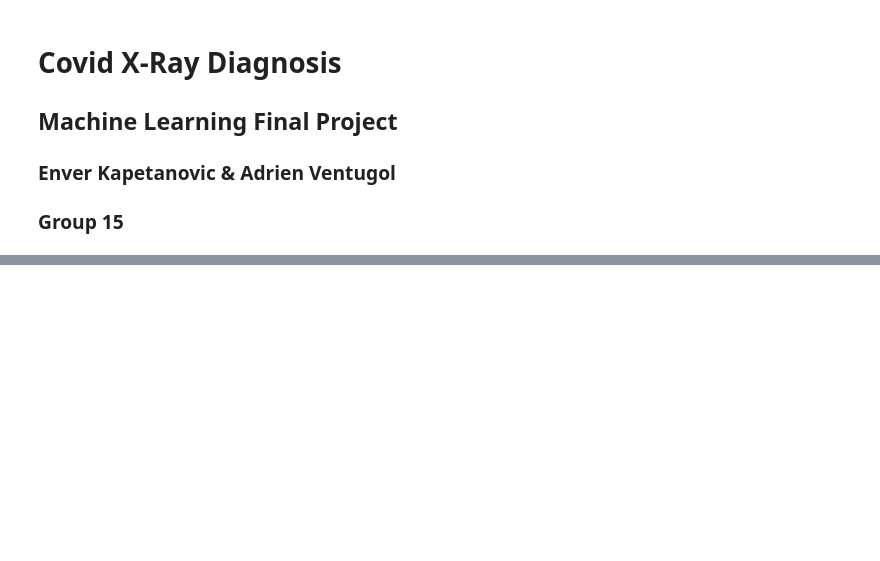
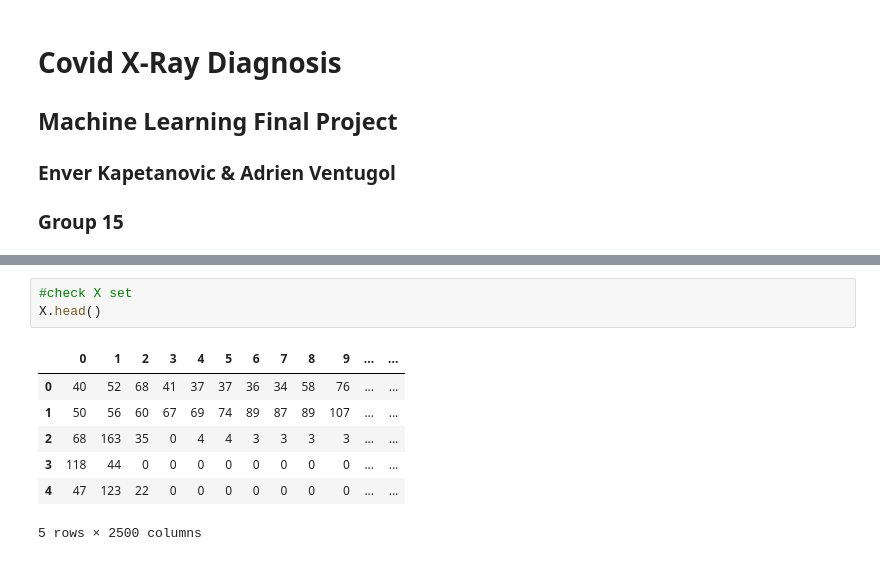
Before and after one commit to kapetanenver/MachineLearningProject, a Jupyter notebook: MLProjectAdrien.ipynb, the cells around one changed output, grey strips where cells are left out. Cells and saved outputs as stored; diff of their text form; blank space fills up the shorter version.

```diff
--- a/MLProjectAdrien.ipynb
+++ b/MLProjectAdrien.ipynb
@@ -86,0 +48,11 @@ X  = PCA(n_components = 3500, svd_solver='full').fit_transform(X)
+# %%
+#check X set
+X.head()
+# %% [output]
+|  | 0 | 1 | 2 | 3 | 4 | 5 | 6 | 7 | 8 | 9 | ... | ... |
+| 0 | 40 | 52 | 68 | 41 | 37 | 37 | 36 | 34 | 58 | 76 | ... | ... |
+| 1 | 50 | 56 | 60 | 67 | 69 | 74 | 89 | 87 | 89 | 107 | ... | ... |
+| 2 | 68 | 163 | 35 | 0 | 4 | 4 | 3 | 3 | 3 | 3 | ... | ... |
+| 3 | 118 | 44 | 0 | 0 | 0 | 0 | 0 | 0 | 0 | 0 | ... | ... |
+| 4 | 47 | 123 | 22 | 0 | 0 | 0 | 0 | 0 | 0 | 0 | ... | ... |
+5 rows × 2500 columns
```
Also changed, not shown: parts of 25 cells of this notebook, 3 other files.
